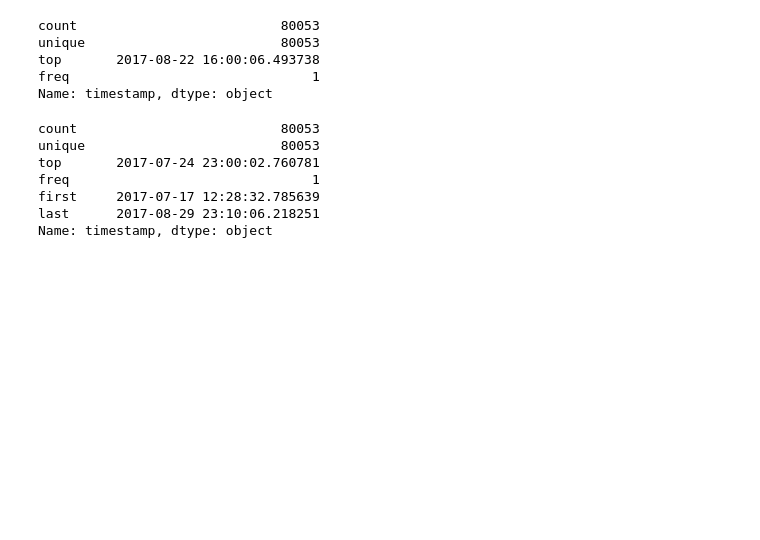
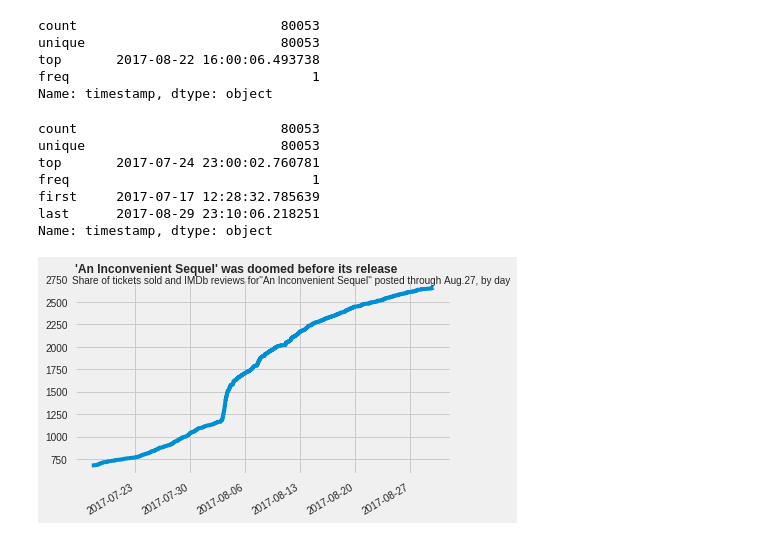
Before and after one commit to bloominstituteoftechnology/DS-Sprint-02-Storytelling-With-Data, a Jupyter notebook: module3-make-explanatory-visualizations/LS_DS_123_Make_explanatory_visualizations.ipynb, the cells around one changed output. Drawn from its saved outputs; the diff is of its cells as text; code cells hidden in the pictures; blank space fills up the shorter version.

```diff
--- a/module3-make-explanatory-visualizations/LS_DS_123_Make_explanatory_visualizations.ipynb
+++ b/module3-make-explanatory-visualizations/LS_DS_123_Make_explanatory_visualizations.ipynb
@@ -79,21 +69,23 @@ last      2017-08-29 23:10:06.218251
 Name: timestamp, dtype: object
 # %%
 # Data
-lastday = doomed['2017-08-29']
+# doomed.set_index('timestamp', inplace=True)
 
 # Plot
 plt.style.use('fivethirtyeight')
-lastday[lastday.category=='IMDb users'].respondents.plot()
+ax = doomed[doomed.category == 'IMDb users'].respondents.plot.line()
 
-# ax = doomed.plot('timestamp', 'respondents')
-ax.get_legend().remove()
+# ax.get_legend().remove()
 
 ax.set_title("'An Inconvenient Sequel' was doomed before its release",
              loc='left', fontsize=12, fontweight='bold')
 plt.suptitle('Share of tickets sold and IMDb reviews for' +
              '"An Inconvenient Sequel" posted through Aug.27, by day',
              x=0.58, y=0.89, fontsize=10)
 
 ax.set(xlabel='')
 ax.set_xticks(['2017-07-23', '2017-07-30', '2017-08-06', '2017-08-13',
                '2017-08-20', '2017-08-27']);
+# ax.set_yticks(['0', '20', '40', '60', '80', '100%']);
+# %% [output]
+[figure, added]
```
Also changed, not shown: parts of 3 cells of this notebook.
